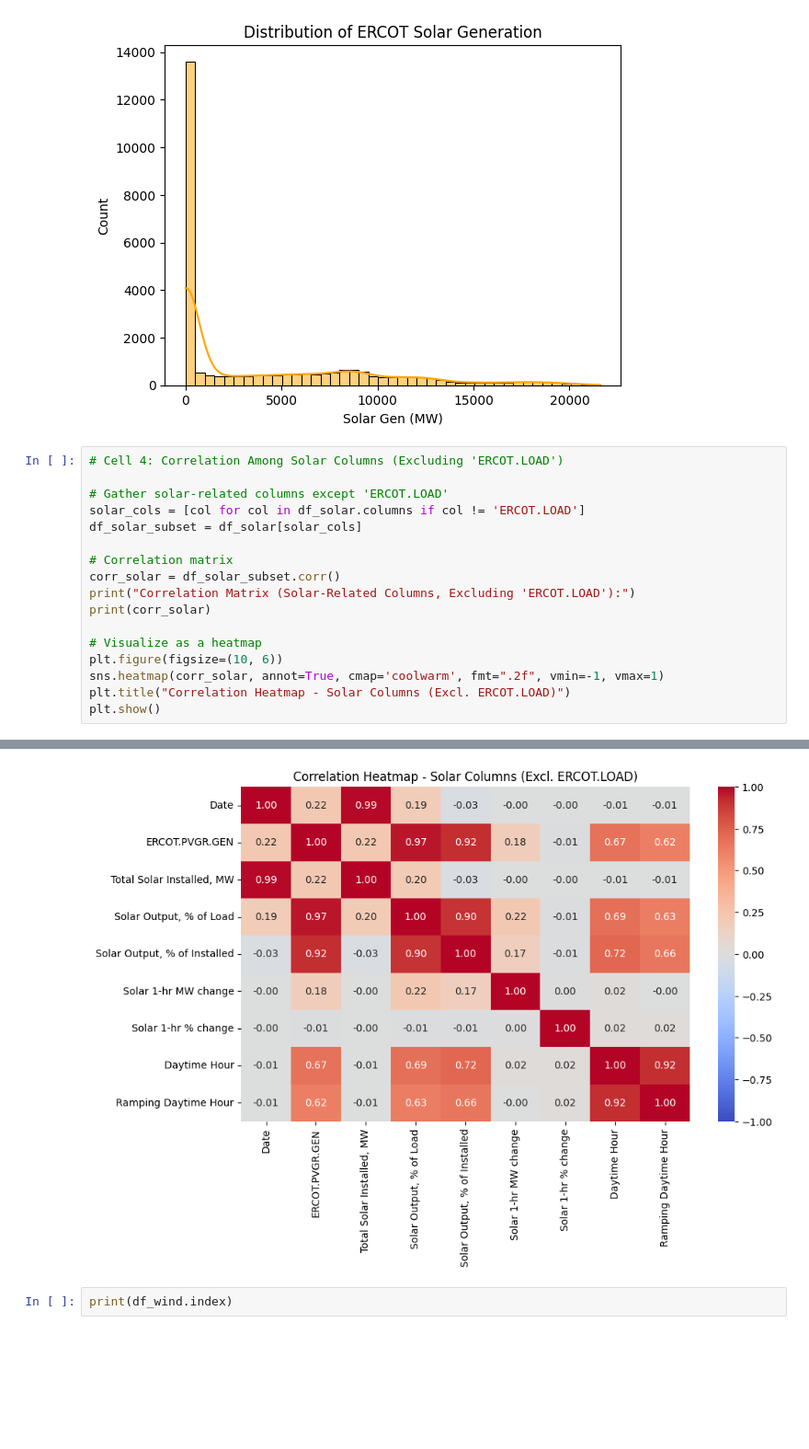
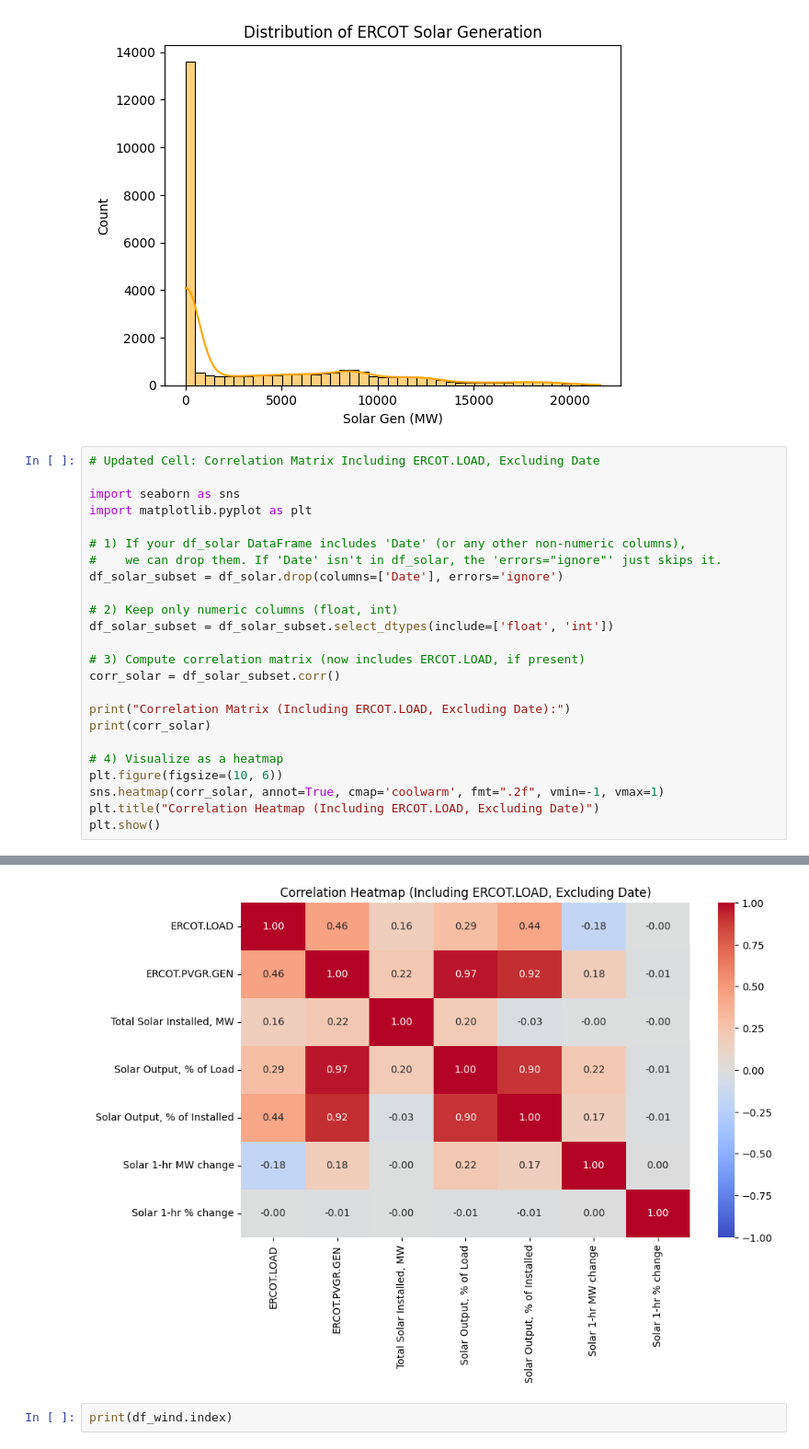
Before and after one commit to Leelawls/ECEN-360, a Jupyter notebook: etl.ipynb, the cells around one changed output, grey strips where cells are left out. Shown at 92% size. Cells and saved outputs as stored; diff of their text form; blank space fills up the shorter version.

```diff
--- a/etl.ipynb
+++ b/etl.ipynb
@@ -176,20 +176,27 @@ max      21588.538561
 Name: ERCOT.PVGR.GEN, dtype: float64
 [figure]
 # %%
-# Cell 4: Correlation Among Solar Columns (Excluding 'ERCOT.LOAD')
+# Updated Cell: Correlation Matrix Including ERCOT.LOAD, Excluding Date
 
-# Gather solar-related columns except 'ERCOT.LOAD'
-solar_cols = [col for col in df_solar.columns if col != 'ERCOT.LOAD']
-df_solar_subset = df_solar[solar_cols]
+import seaborn as sns
+import matplotlib.pyplot as plt
 
-# Correlation matrix
+# 1) If your df_solar DataFrame includes 'Date' (or any other non-numeric columns),
+#    we can drop them. If 'Date' isn't in df_solar, the 'errors="ignore"' just skips it.
+df_solar_subset = df_solar.drop(columns=['Date'], errors='ignore')
+
+# 2) Keep only numeric columns (float, int)
+df_solar_subset = df_solar_subset.select_dtypes(include=['float', 'int'])
+
+# 3) Compute correlation matrix (now includes ERCOT.LOAD, if present)
 corr_solar = df_solar_subset.corr()
-print("Correlation Matrix (Solar-Related Columns, Excluding 'ERCOT.LOAD'):")
+
+print("Correlation Matrix (Including ERCOT.LOAD, Excluding Date):")
 print(corr_solar)
 
-# Visualize as a heatmap
+# 4) Visualize as a heatmap
 plt.figure(figsize=(10, 6))
 sns.heatmap(corr_solar, annot=True, cmap='coolwarm', fmt=".2f", vmin=-1, vmax=1)
-plt.title("Correlation Heatmap - Solar Columns (Excl. ERCOT.LOAD)")
+plt.title("Correlation Heatmap (Including ERCOT.LOAD, Excluding Date)")
 plt.show()
 # %% [output]
@@ -213,4 +220,4 @@ Ramping Daytime Hour              0.917670              1.000000
-[figure, old version]
+[figure, new version]
 # %%
 print(df_wind.index)
 # %% [output]
```
Also changed, not shown: parts of 7 cells of this notebook.
